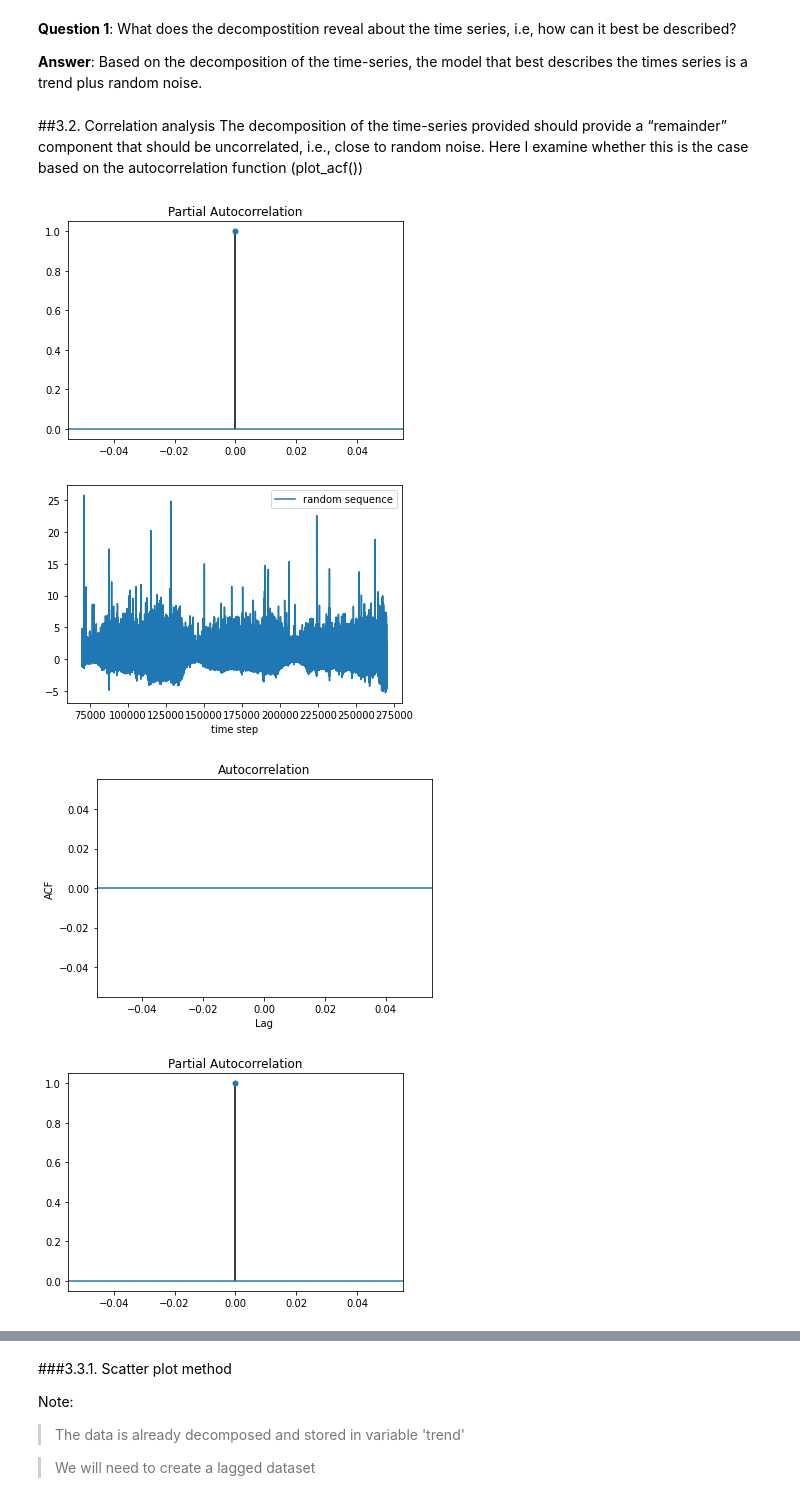
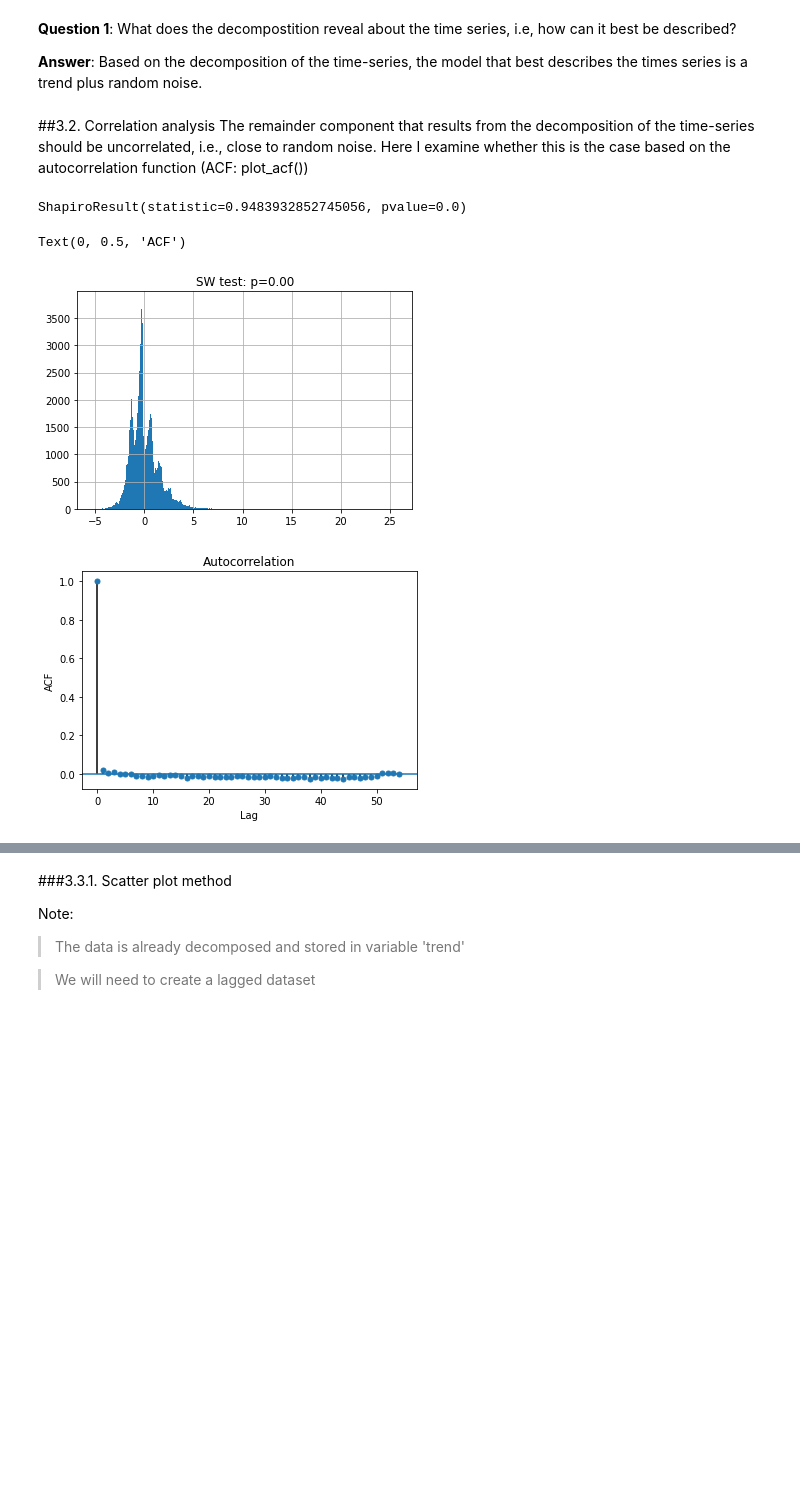
Before and after one commit to crgraham/Tweet-time-series-analysis, a Jupyter notebook: Times_series_analysis.ipynb, the cells around one changed output, grey strips where cells are left out. Saved outputs shown, nothing was run; the diff lists cells and outputs as text; code cells hidden in the pictures; blank space fills up the shorter version.

```diff
--- a/Times_series_analysis.ipynb
+++ b/Times_series_analysis.ipynb
@@ -128,30 +141,32 @@ result.plot()
 **Answer**: Based on the decomposition of the time-series, the model that best describes the times series is a trend plus random noise.
 # %% [markdown]
 ##3.2. Correlation analysis
-The decomposition of the time-series provided should provide a “remainder” component that should be uncorrelated, i.e., close to random noise. Here I examine whether this is the case based on the autocorrelation
-function (plot_acf())
+The remainder component that results from the decomposition of the time-series should be uncorrelated, i.e., close to random noise. Here I examine whether this is the case based on the autocorrelation function (ACF: plot_acf())
 # %%
 import numpy as np
 import matplotlib
 import matplotlib.pyplot as plt
 import pandas as pd
 from statsmodels.graphics.tsaplots import plot_acf, plot_pacf
 result = seasonal_decompose(data, model="additive", freq=100)
-
 # x is the remainder
 x = result.resid
-x = remainder
+
+#Shapiro-Wilk (SW) test
+import scipy.stats as sts
+sw = sts.shapiro(x.dropna())
+print(sw)
+
 plt.figure()
-plt.plot(x,label='random sequence')
-plt.xlabel('time step')
-plt.legend()
-plot_acf(x)
+x.hist(bins=1000)
+plt.title('SW test: p=%.2f'%sw[1])
+plot_acf(x.dropna())
 plt.xlabel('Lag')
 plt.ylabel('ACF')
-plot_pacf(x)
+#plot_pacf(x)
 # %% [output]
+ShapiroResult(statistic=0.9483932852745056, pvalue=0.0)
+Text(0, 0.5, 'ACF')
-[figure, old version]
+[figure, new version]
-[figure, old version]
+[figure, new version]
-[figure, removed]
-[figure, removed]
 # %% [markdown]
```
Also changed, not shown: parts of 13 cells of this notebook.
